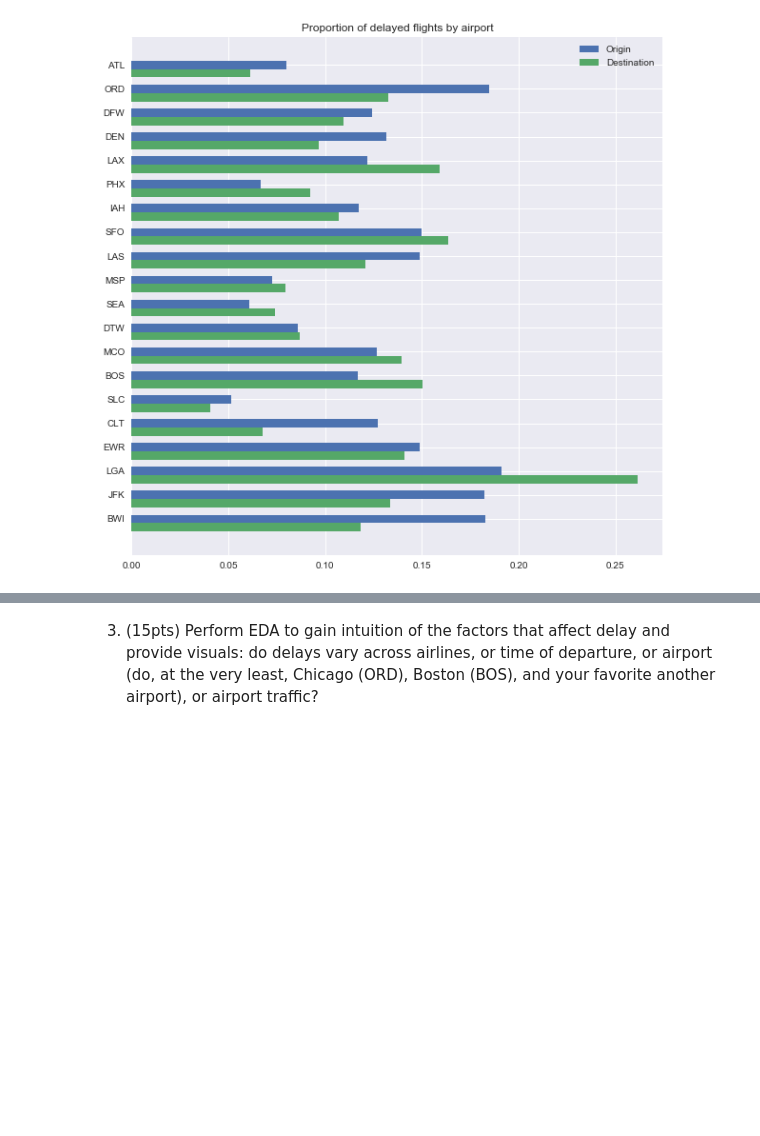
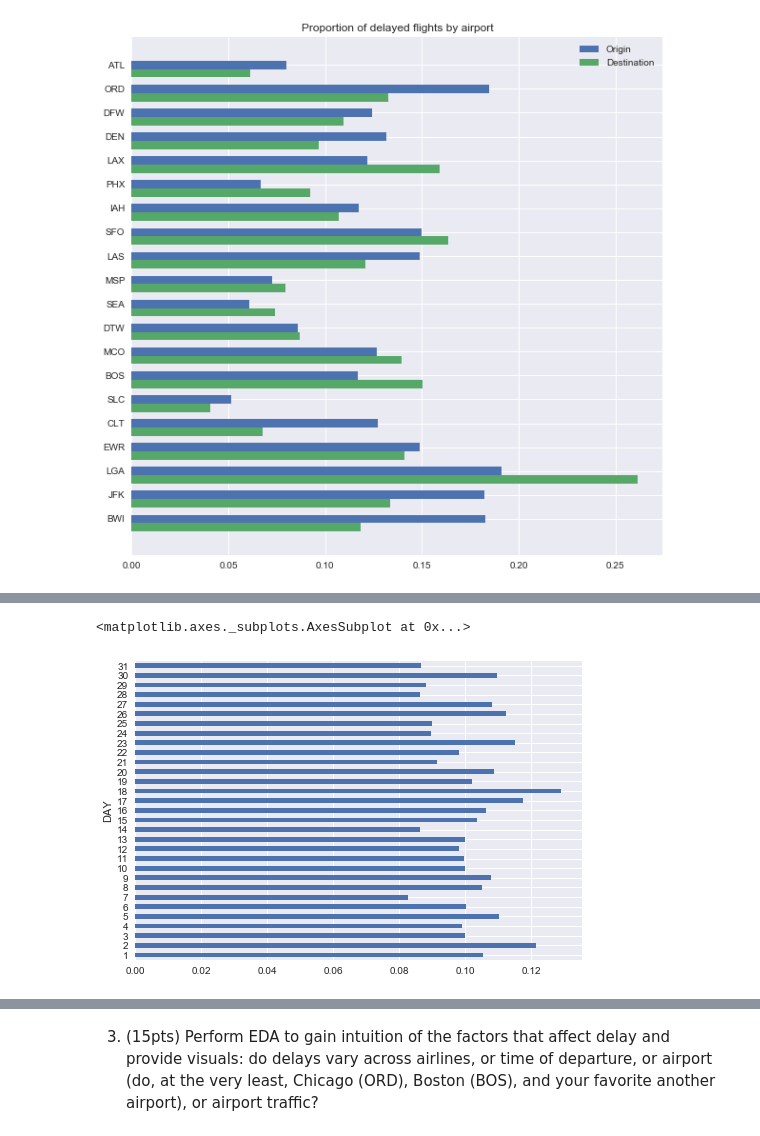
Before and after one commit to Jchea15/a-2017, a Jupyter notebook: cs109a_midterm_2017.ipynb, the cells around one changed output, grey strips where cells are left out. Saved outputs shown, nothing was run; the diff lists cells and outputs as text; code cells hidden in the pictures; blank space fills up the shorter version.

```diff
--- a/cs109a_midterm_2017.ipynb
+++ b/cs109a_midterm_2017.ipynb
@@ -328,0 +323,6 @@ delayed_prop['top_dest_airport'].plot(kind="bar", title="Proportion of delayed f
+# %%
+delayed_prop['day'] = df.groupby(['DAY'])['DELAY_OR_NOT'].sum()/df.groupby(['DAY'])['DELAY_OR_NOT'].count()
+delayed_prop['day'].plot(kind="barh")
+# %% [output]
+<matplotlib.axes._subplots.AxesSubplot at 0x...>
+[figure, added]
```
Also changed, not shown: parts of 18 cells of this notebook.
